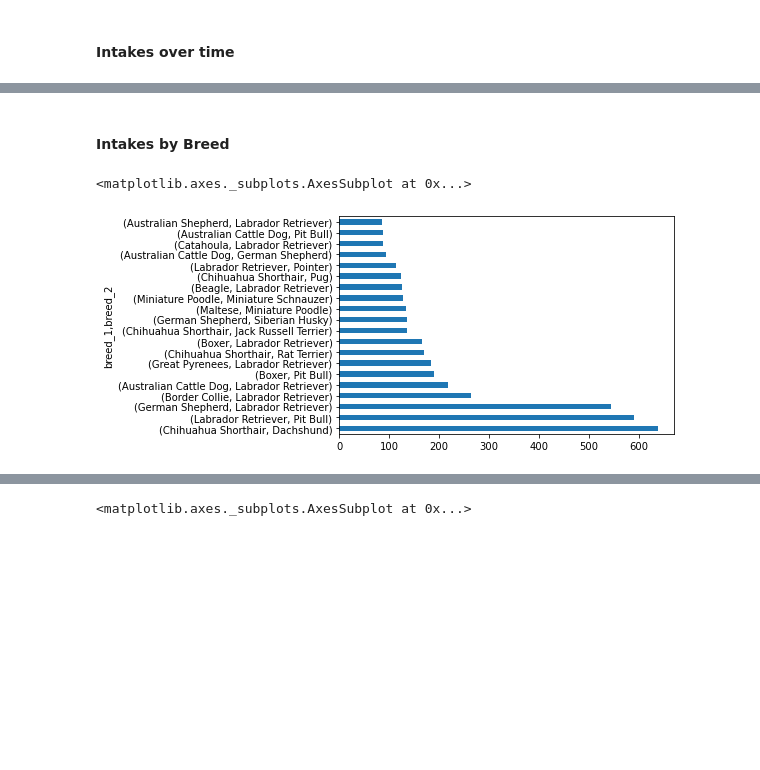
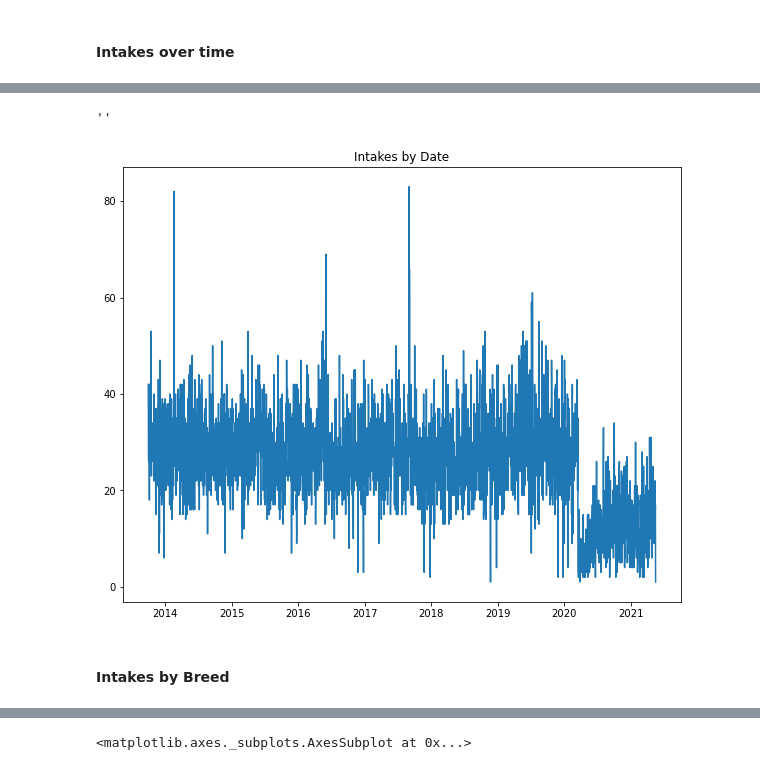
Before and after one commit to lordfrahnk/austin_shelter, a Jupyter notebook: notebooks/5 - Dogs Intakes EDA.ipynb, the cells around one changed output, grey strips where cells are left out. Cells and saved outputs as stored; diff of their text form; code cells hidden in the pictures; blank space fills up the shorter version.

```diff
--- a/notebooks/5 - Dogs Intakes EDA.ipynb
+++ b/notebooks/5 - Dogs Intakes EDA.ipynb
@@ -50,7 +24,12 @@ dogs.groupby('month')['animal_id'].count().plot(kind='bar');
+# %%
+data = dogs.datetime.dt.date.value_counts().reset_index().sort_values('index')
+
+plt.figure(figsize=(10,8))
+plt.plot(data['index'], data['datetime'])
+plt.title('Intakes by Date')
+;
+# %% [output]
+''
+[figure, added]
 # %% [markdown]
 #### Intakes by Breed
-# %%
-dogs.groupby(['breed_1', 'breed_2'])['animal_id'].count().sort_values(ascending=False).head(20).plot(kind='barh')
-# %% [output]
-<matplotlib.axes._subplots.AxesSubplot at 0x...>
-[figure, removed]
```
Also changed, not shown: parts of 14 cells of this notebook.
